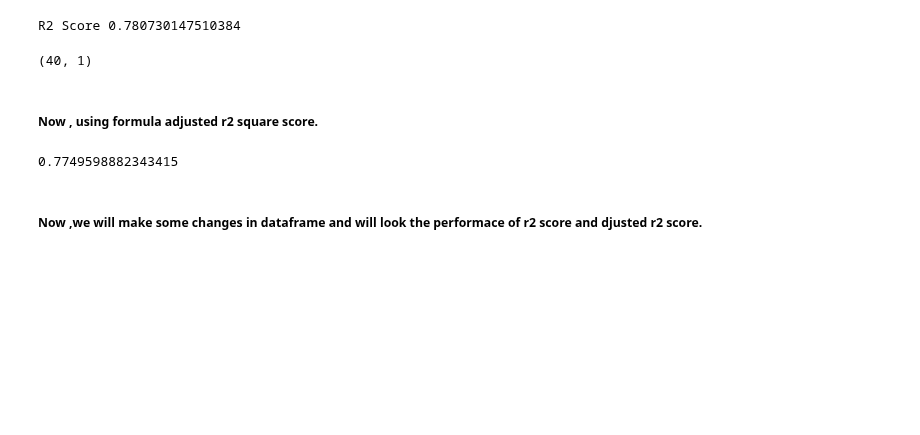
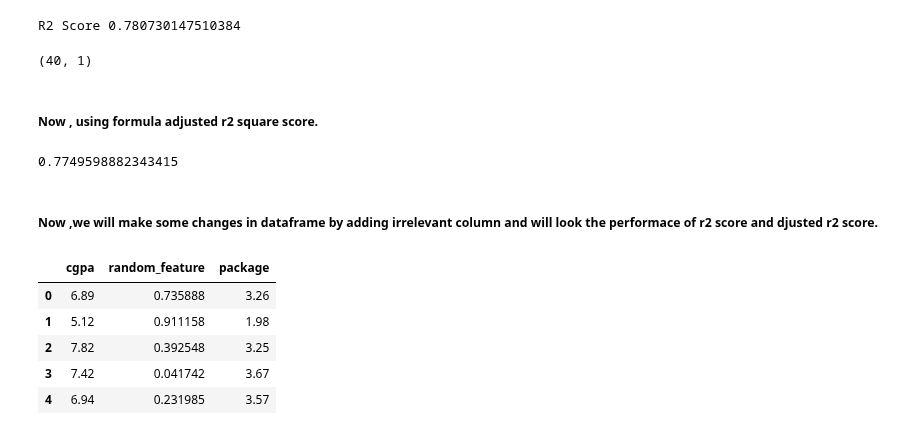
Before and after one commit to Shreyasb1015/Machine-Learning, a Jupyter notebook: ml-algorithms/regression-metrices/regressionMetrices.ipynb, the cells around one changed output. Drawn from its saved outputs; the diff is of its cells as text; code cells hidden in the pictures; blank space fills up the shorter version.

```diff
--- a/ml-algorithms/regression-metrices/regressionMetrices.ipynb
+++ b/ml-algorithms/regression-metrices/regressionMetrices.ipynb
@@ -89,4 +89,17 @@ X_test.shape
 # %% [output]
 0.7749598882343415
 # %% [markdown]
-##### Now ,we will make some changes in dataframe and will look the performace of r2 score and djusted r2 score.
+##### Now ,we will make some changes in dataframe by adding irrelevant column and will look the performace of r2 score and djusted r2 score.
+# %%
+new_df1 = df.copy()
+new_df1['random_feature'] = np.random.random(200)
+
+new_df1 = new_df1[['cgpa','random_feature','package']]
+new_df1.head()
+# %% [output]
+|  | cgpa | random_feature | package |
+| 0 | 6.89 | 0.735888 | 3.26 |
+| 1 | 5.12 | 0.911158 | 1.98 |
+| 2 | 7.82 | 0.392548 | 3.25 |
+| 3 | 7.42 | 0.041742 | 3.67 |
+| 4 | 6.94 | 0.231985 | 3.57 |
```
Also changed, not shown: parts of 20 cells of this notebook.
